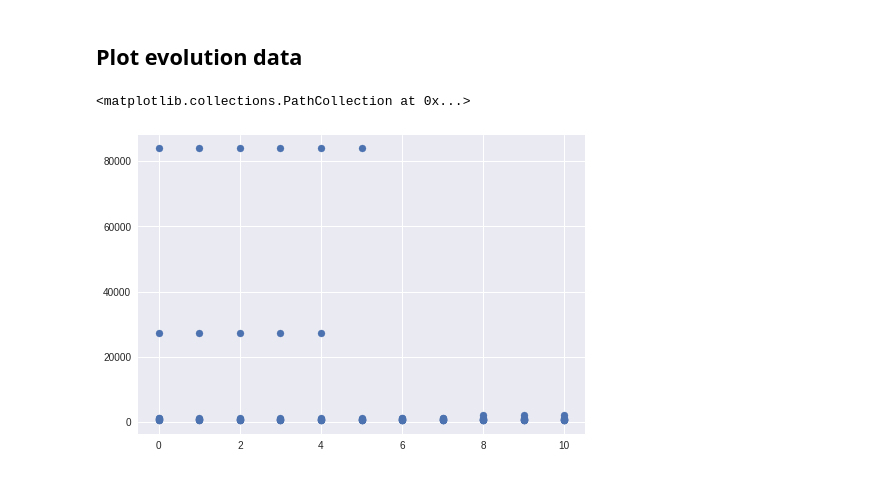
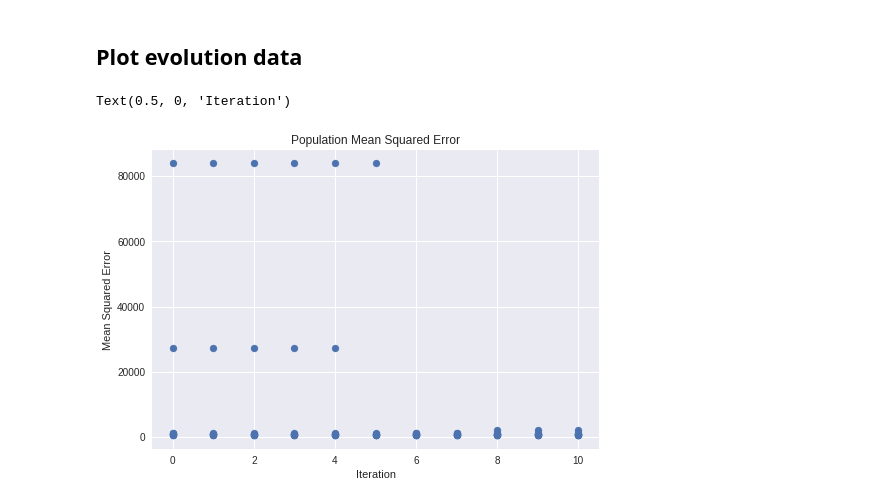
Before and after one commit to chautsunman/FYP-AI, a Jupyter notebook: evolution.ipynb, the cells around one changed output. Drawn from its saved outputs; the diff is of its cells as text; code cells hidden in the pictures.

Commit message:
Plot evolution data

```diff
--- a/evolution.ipynb
+++ b/evolution.ipynb
@@ -266,9 +252,12 @@ plt.plot(np.arange(len(stock_prices), len(stock_prices) + len(prediction)), pred
 # %%
 # plot evolution error history
 plt.scatter(
     np.array([[i for _ in range(POPULATION_SIZE)] for i in range(error_history.shape[0])]).flatten(),
     error_history.flatten()
 )
+plt.title("Population Mean Squared Error")
+plt.ylabel("Mean Squared Error")
+plt.xlabel("Iteration")
 # %% [output]
-<matplotlib.collections.PathCollection at 0x...>
+Text(0.5, 0, 'Iteration')
-[figure, old version]
+[figure, new version]
```
Also changed, not shown: parts of 5 cells of this notebook.
